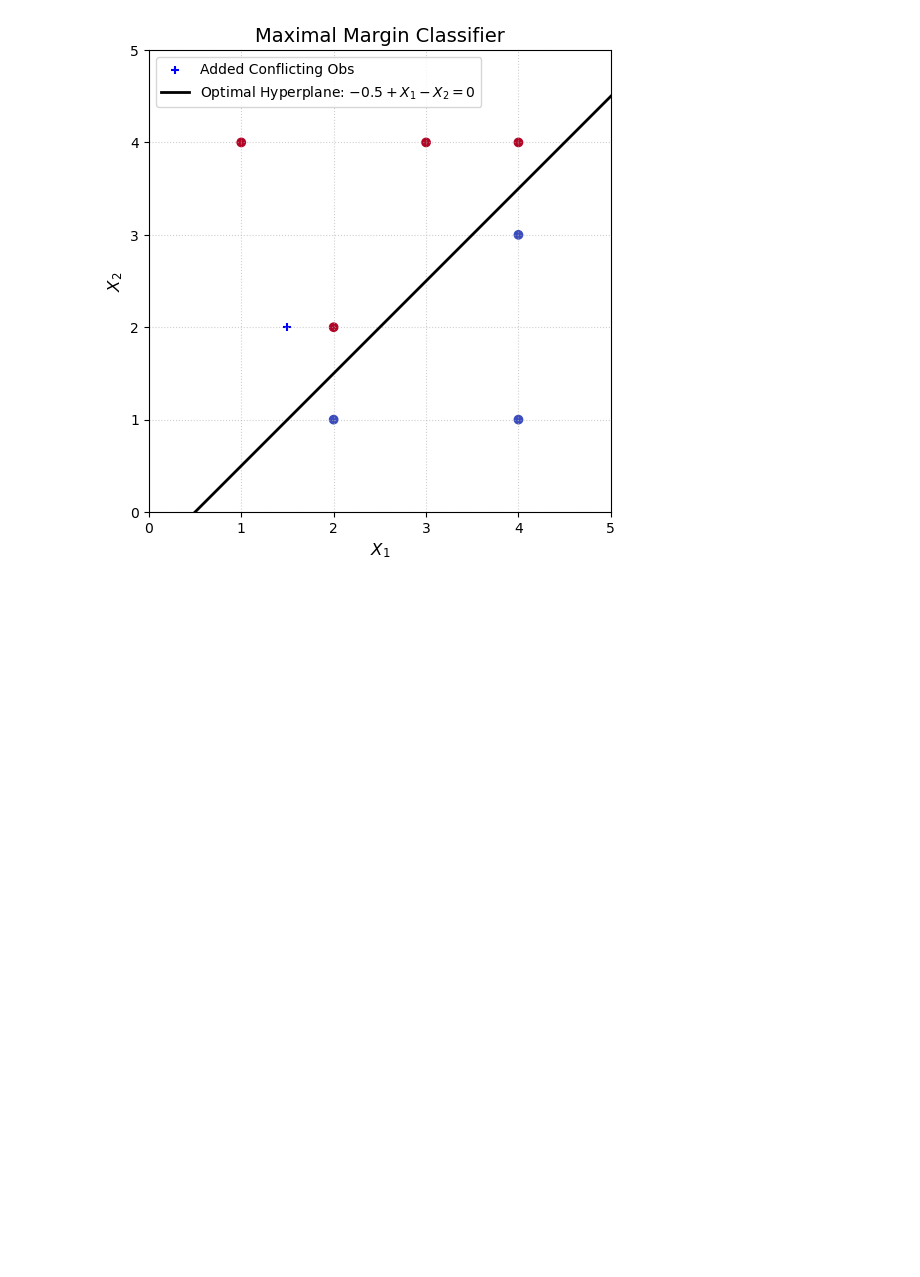
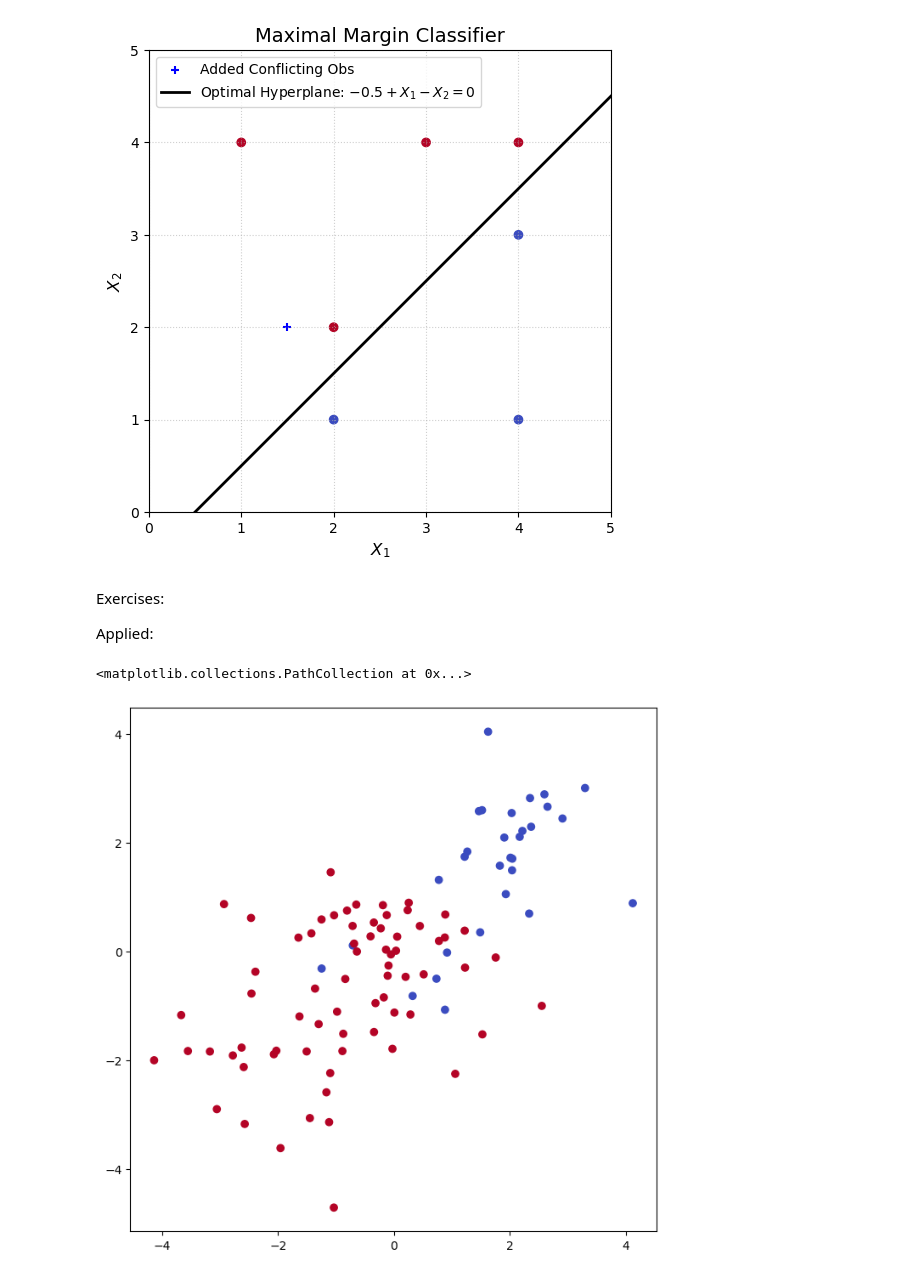
Before and after one commit to fatima-zahra20/ISLP-Solutions, a Jupyter notebook: MySolutionISLP_chap9.ipynb, the cells around one changed output. Saved outputs shown, nothing was run; the diff lists cells and outputs as text; code cells hidden in the pictures; blank space fills up the shorter version.

Commit message:
applied -done-

```diff
--- a/MySolutionISLP_chap9.ipynb
+++ b/MySolutionISLP_chap9.ipynb
@@ -372,3 +372,7 @@ ax.set_aspect("equal")
 plt.show()
 # %% [output]
 [figure]
+# %% [markdown]
+Exercises:
+
+Applied:
@@ -374,0 +387,12 @@ plt.show()
+# %%
+rng = np.random.default_rng(1)
+X = rng.standard_normal((100, 2))
+X[:25] += 2
+X[75:100] -= 2
+y = np.array([1]*30+[2]*70)
+# %%
+fig, ax = subplots(figsize=(8,8))
+ax.scatter(X[:,0],X[:,1],c=y,cmap=cm.coolwarm)
+# %% [output]
+<matplotlib.collections.PathCollection at 0x...>
+[figure, added]
```
Also changed, not shown: parts of 42 cells of this notebook.
